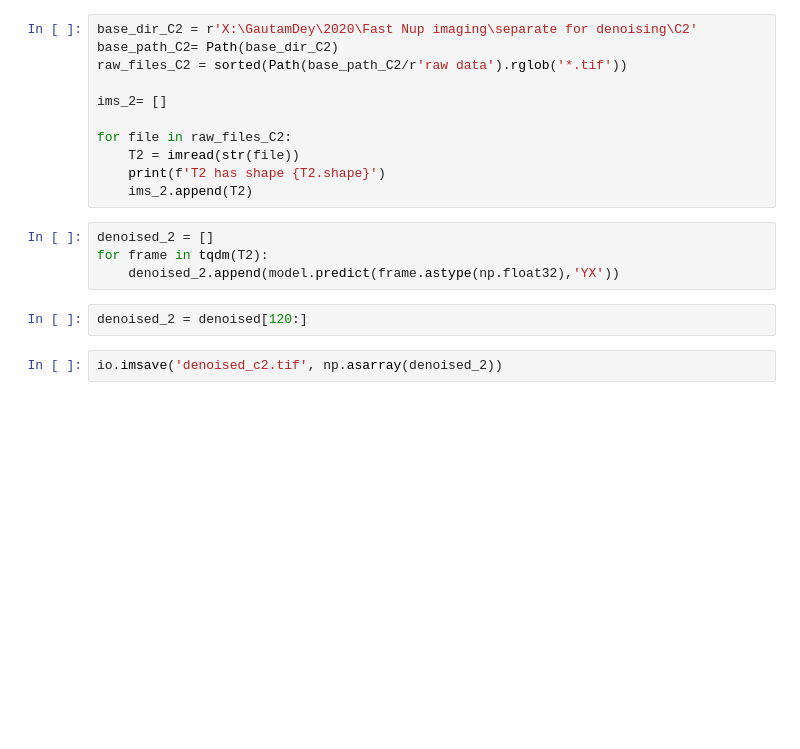
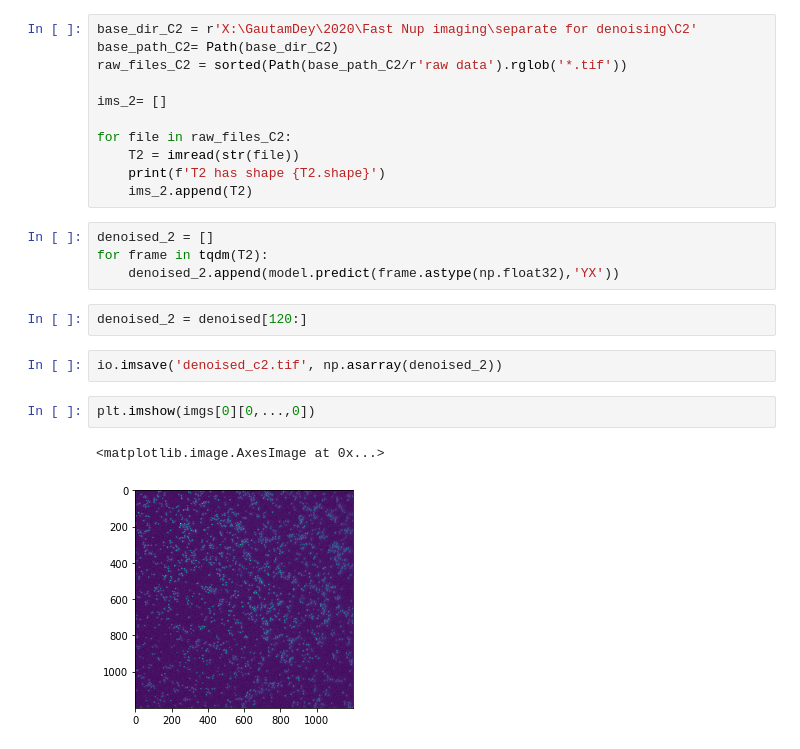
Before and after one commit to superresolusian/archaea-tools, a Jupyter notebook: noise2void_membrane.ipynb, the cells around one changed output. Cells and saved outputs as stored; diff of their text form; blank space fills up the shorter version.

```diff
--- a/noise2void_membrane.ipynb
+++ b/noise2void_membrane.ipynb
@@ -238,3 +224,8 @@ for frame in tqdm(T2):
 denoised_2 = denoised[120:]
 # %%
 io.imsave('denoised_c2.tif', np.asarray(denoised_2))
+# %%
+plt.imshow(imgs[0][0,...,0])
+# %% [output]
+<matplotlib.image.AxesImage at 0x...>
+[figure, added]
```
Also changed, not shown: parts of 9 cells of this notebook, 9 other files.
